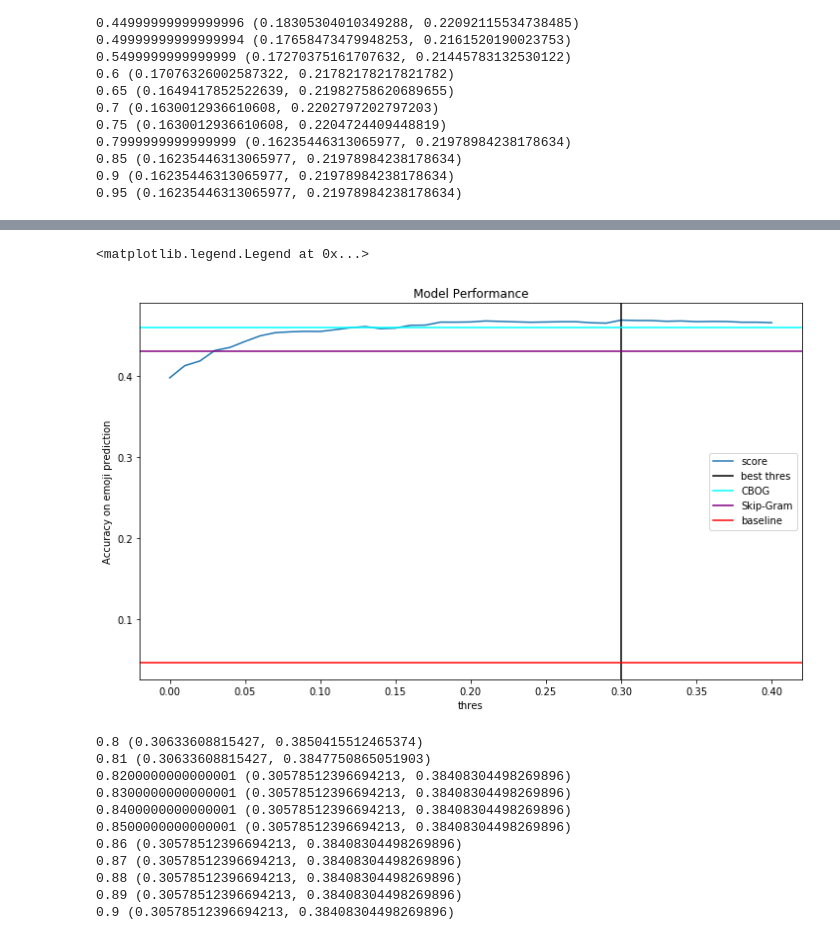
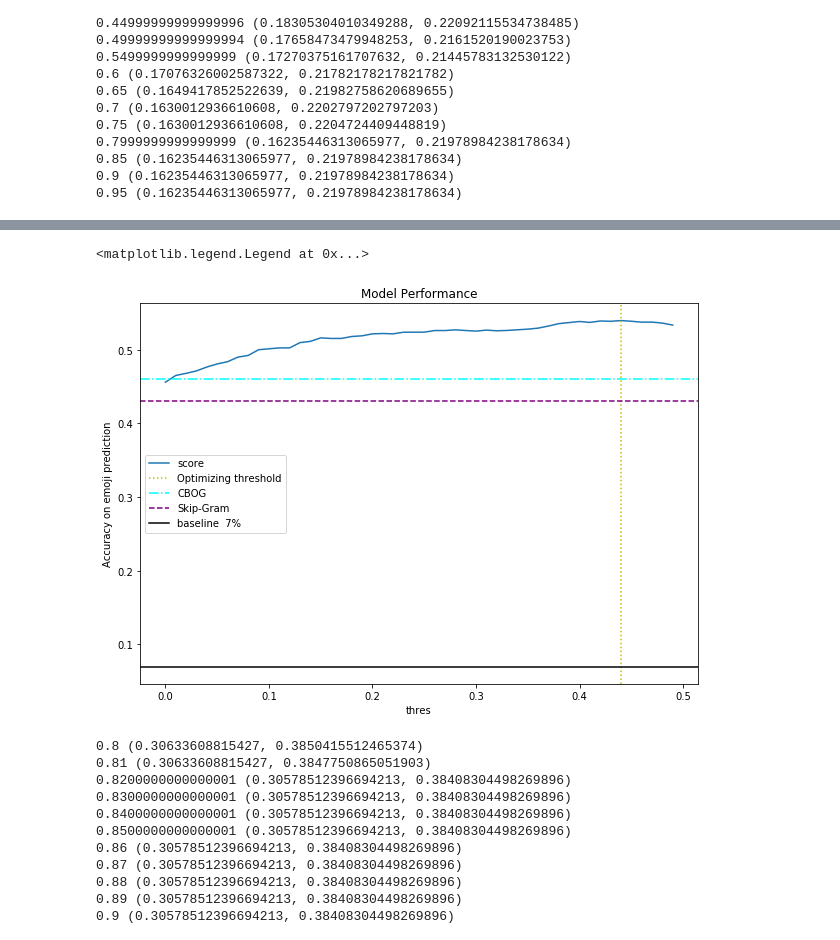
Before and after one commit to constiny/Emojiit, a Jupyter notebook: Emoji_analysis.ipynb, the cells around one changed output, grey strips where cells are left out. Saved outputs shown, nothing was run; the diff lists cells and outputs as text; code cells hidden in the pictures.

Commit message:
model on cloud

```diff
--- a/Emoji_analysis.ipynb
+++ b/Emoji_analysis.ipynb
@@ -228,7 +241,7 @@ model1 = gensim.models.Word2Vec(data,
 # %%
 # load CBOW model
 import pickle
-with open('cbow_ss.pkl', 'rb') as f2:
-    model1_1 = pickle.load(f2)
+with open('cbow_2.pkl', 'rb') as f2:
+    model1 = pickle.load(f2)
 # print(model1_1 == model1)
 # %%
@@ -269,6 +282,5 @@ model2 = gensim.models.Word2Vec(data,
 # %%
 # load skip-gram model
 import pickle
-with open('sg.pkl', 'rb') as f2:
-    model2_2 = pickle.load(f2)
-# print(model2_2 == model2)
+with open('sg_2.pkl', 'rb') as f2:
+    model2 = pickle.load(f2)
@@ -634,8 +659,10 @@ for thres in thres_arr:
 0.9 (0.16235446313065977, 0.21978984238178634)
 0.95 (0.16235446313065977, 0.21978984238178634)
 # %%
-# if p2 in l2 in full
-thres_arr = np.linspace(0,0.20,21)
+# if p1 in l1 in full
+thres_arr = np.linspace(0.41,0.6,20)
+# result_list = []
 for thres in thres_arr:
-    print(thres, word2vec_score_emsemble(val_dict,model1_1, model2_2, thres)[:2])
+    result_list2.append([thres, word2vec_score_emsemble(val_dict,model1, model2, thres)[1]])
+    print(result_list2[-1])
 # %% [output]
@@ -727,19 +709,19 @@ ensemble_perf = [(0.0, 0.39792387543252594),
 # %%
-df2 = pd.DataFrame(ensemble_perf, columns=["thres", "score"])
+df2 = pd.DataFrame(result_list2[:50], columns=["thres", "score"])
 # %%
 import matplotlib.pyplot as plt
-fig, ax = plt.subplots(figsize=(12,7))
+fig, ax = plt.subplots(figsize=(10,7))
 df2.plot(x="thres",ax=ax, label="Ensemble model")
-ax.axvline(0.3,label="best thres", c="k")
-ax.axhline(.4602,label="CBOG", c="aqua")
-ax.axhline(0.4302,label="Skip-Gram",c="purple")
-ax.axhline(0.04696,label="baseline",c="red")
+ax.axvline(0.44,label="Optimizing threshold", c="y", ls=":")
+ax.axhline(.4602,label="CBOG", c="aqua", ls="-.")
+ax.axhline(0.4302,label="Skip-Gram",c="purple", ls="--")
+ax.axhline(0.07,label="baseline  7%",c="k")
 ax.set_ylabel("Accuracy on emoji prediction")
 ax.set_title("Model Performance")
 ax.legend()
 # %% [output]
 <matplotlib.legend.Legend at 0x...>
-[figure, old version]
+[figure, new version]
 # %%
 # if p1 in l1
 thres_arr = np.linspace(0.80,1,21)
```
Also changed, not shown: parts of 28 cells of this notebook, 1 other file.
